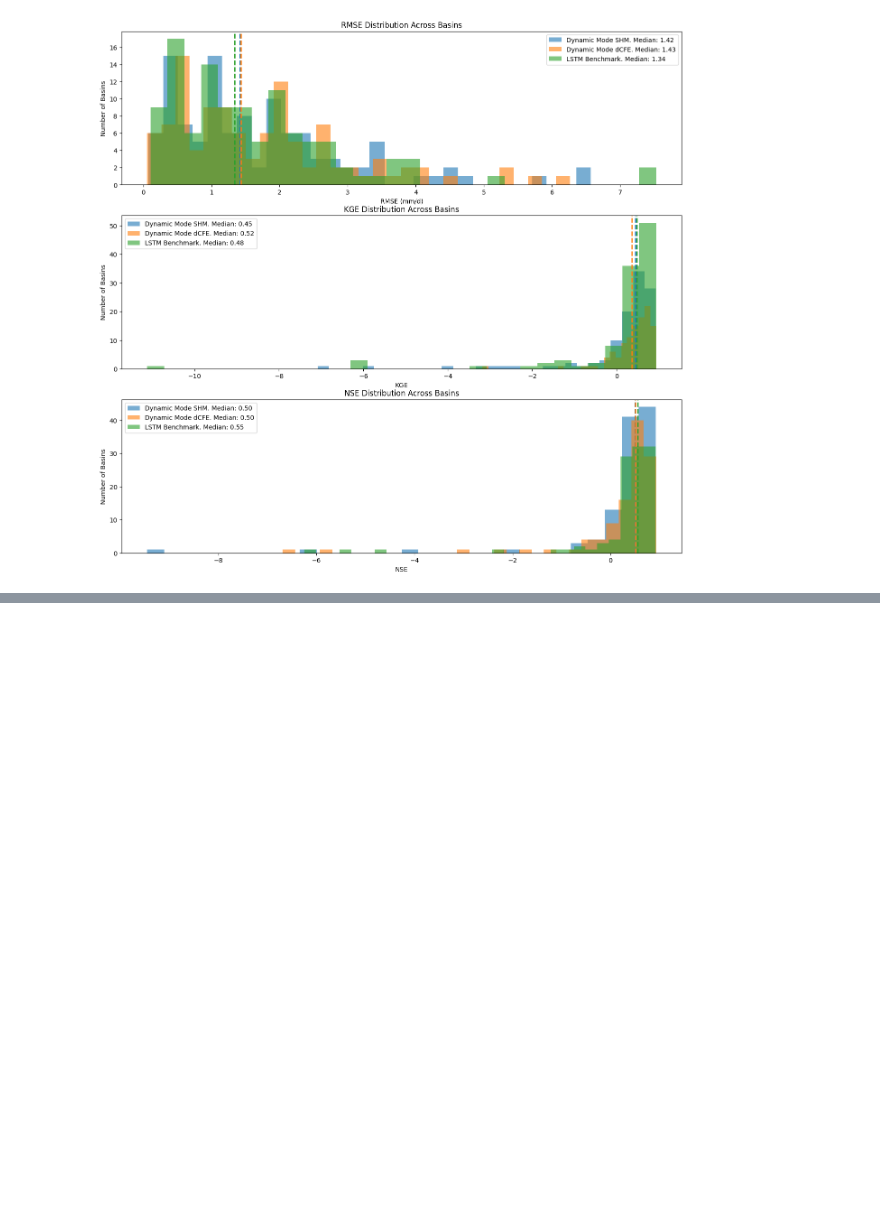
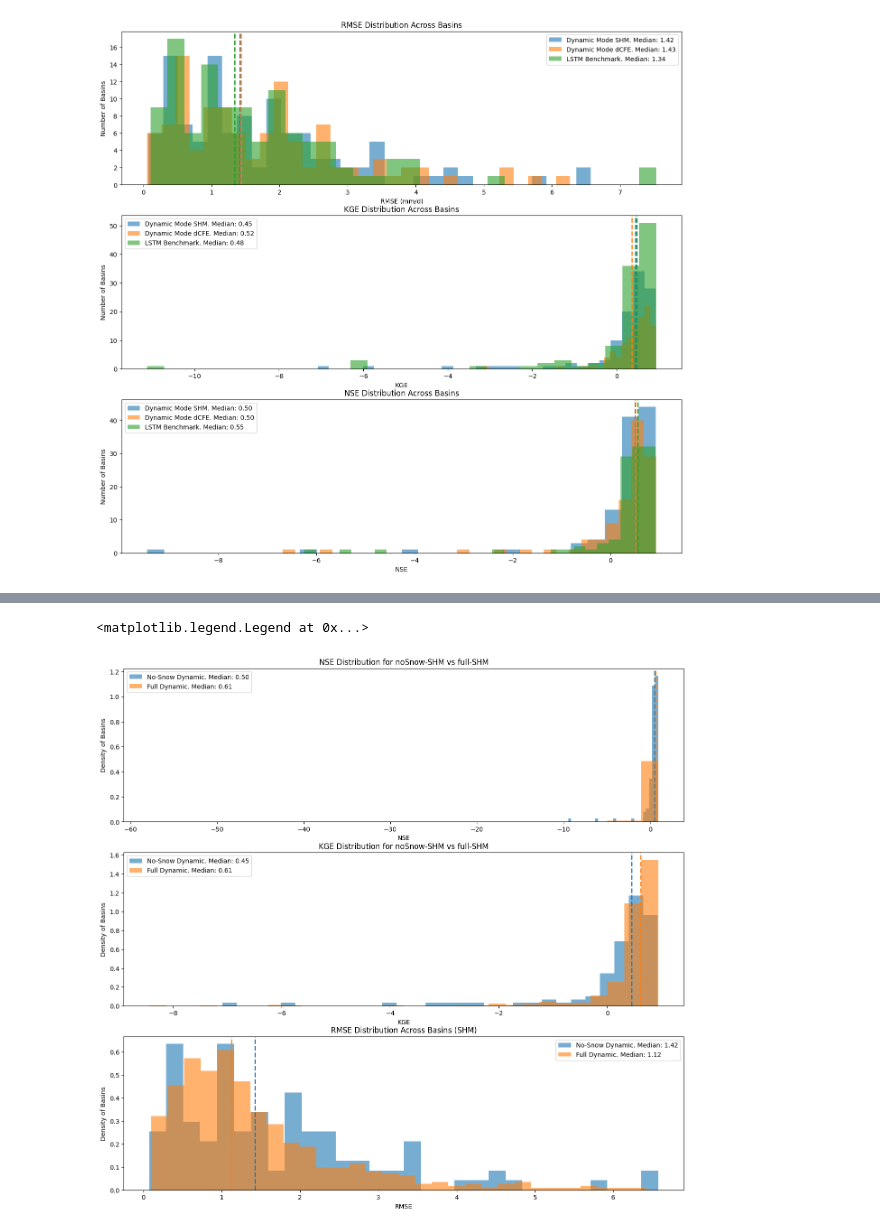
Before and after one commit to mines-ciroh/neuralhydrology-dcfe, a Jupyter notebook: examples/07-DCFE/Manuscript_Material.ipynb, the cells around one changed output, grey strips where cells are left out. Saved outputs shown, nothing was run; the diff lists cells and outputs as text; code cells hidden in the pictures; blank space fills up the shorter version.

Commit message:
Full basin SHM training

```diff
--- a/examples/07-DCFE/Manuscript_Material.ipynb
+++ b/examples/07-DCFE/Manuscript_Material.ipynb
@@ -1011,0 +1030,12 @@ ax[2].legend()
+# %%
+shm_full_dynamic_path = Path("runs/EXP1_SHM_CAMELS_531basin_Dynamic_1202_133700")
+with open(shm_full_dynamic_path / "test" / "model_epoch030" / "test_results.p", "rb") as fp:
+    shm_full_dynamic_results = pickle.load(fp)
+
+shm_full_oracle_path = Path("runs/EXP1_SHM_CAMELS_531basin_OracleAvg_1702_232011")
+with open(shm_full_oracle_path / "test" / "model_epoch030" / "test_results.p", "rb") as fp:
+    shm_full_oracle_results = pickle.load(fp)
+
+shm_full_operational_path = Path("runs/EXP1_SHM_CAMELS_531basin_OperationalAvg_1702_160814")
+with open(shm_full_operational_path / "test" / "model_epoch030" / "test_results.p", "rb") as fp:
+    shm_full_operational_results = pickle.load(fp)
@@ -1011,0 +1118,40 @@ ax[2].legend()
+# %%
+num_bins = 30
+a = 0.6
+
+fig, ax = plt.subplots(3, 1, figsize=(16,15))
+ax[0].hist(shm_metrics['dynamic_nse'], bins=num_bins, alpha=a, density=True,
+           label='No-Snow Dynamic. Median: {:.2f}'.format(shm_metrics['dynamic_nse'].median()))
+ax[0].axvline(shm_metrics['dynamic_nse'].median(), color='tab:blue', linestyle='dashed', linewidth=2)
+ax[0].hist(shm_full_metrics['dynamic_nse'], bins=num_bins, alpha=a, density=True,
+           label='Full Dynamic. Median: {:.2f}'.format(shm_full_metrics['dynamic_nse'].median()))
+ax[0].axvline(shm_full_metrics['dynamic_nse'].median(), color='tab:orange', linestyle='dashed', linewidth=2)
+ax[0].set_title("NSE Distribution for noSnow-SHM vs full-SHM")
+ax[0].set_xlabel("NSE")
+ax[0].set_ylabel("Density of Basins")
+ax[0].legend()
+
+ax[1].hist(shm_metrics['dynamic_kge'], bins=num_bins, alpha=a, density=True,
+           label='No-Snow Dynamic. Median: {:.2f}'.format(shm_metrics['dynamic_kge'].median()))
+ax[1].axvline(shm_metrics['dynamic_kge'].median(), color='tab:blue', linestyle='dashed', linewidth=2)
+ax[1].hist(shm_full_metrics['dynamic_kge'], bins=num_bins, alpha=a, density=True,
+           label='Full Dynamic. Median: {:.2f}'.format(shm_full_metrics['dynamic_kge'].median()))
+ax[1].axvline(shm_full_metrics['dynamic_kge'].median(), color='tab:orange', linestyle='dashed', linewidth=2)
+ax[1].set_title("KGE Distribution for noSnow-SHM vs full-SHM")
+ax[1].set_xlabel("KGE")
+ax[1].set_ylabel("Density of Basins")
+ax[1].legend()
+
+ax[2].hist(shm_metrics['dynamic_rmse'], bins=30, alpha=a, density=True,
+           label='No-Snow Dynamic. Median: {:.2f}'.format(shm_metrics['dynamic_rmse'].median()))
+ax[2].axvline(shm_metrics['dynamic_rmse'].median(), color='tab:blue', linestyle='dashed', linewidth=2)
+ax[2].hist(shm_full_metrics['dynamic_rmse'], bins=30, alpha=a, density=True,
+           label='Full Dynamic. Median: {:.2f}'.format(shm_full_metrics['dynamic_rmse'].median()))
+ax[2].axvline(shm_full_metrics['dynamic_rmse'].median(), color='tab:orange', linestyle='dashed', linewidth=2)
+ax[2].set_title("RMSE Distribution Across Basins (SHM)")
+ax[2].set_xlabel("RMSE")
+ax[2].set_ylabel("Density of Basins")
+ax[2].legend()
+# %% [output]
+<matplotlib.legend.Legend at 0x...>
+[figure, added]
```
Also changed, not shown: parts of 5 cells of this notebook, 3 other files.
